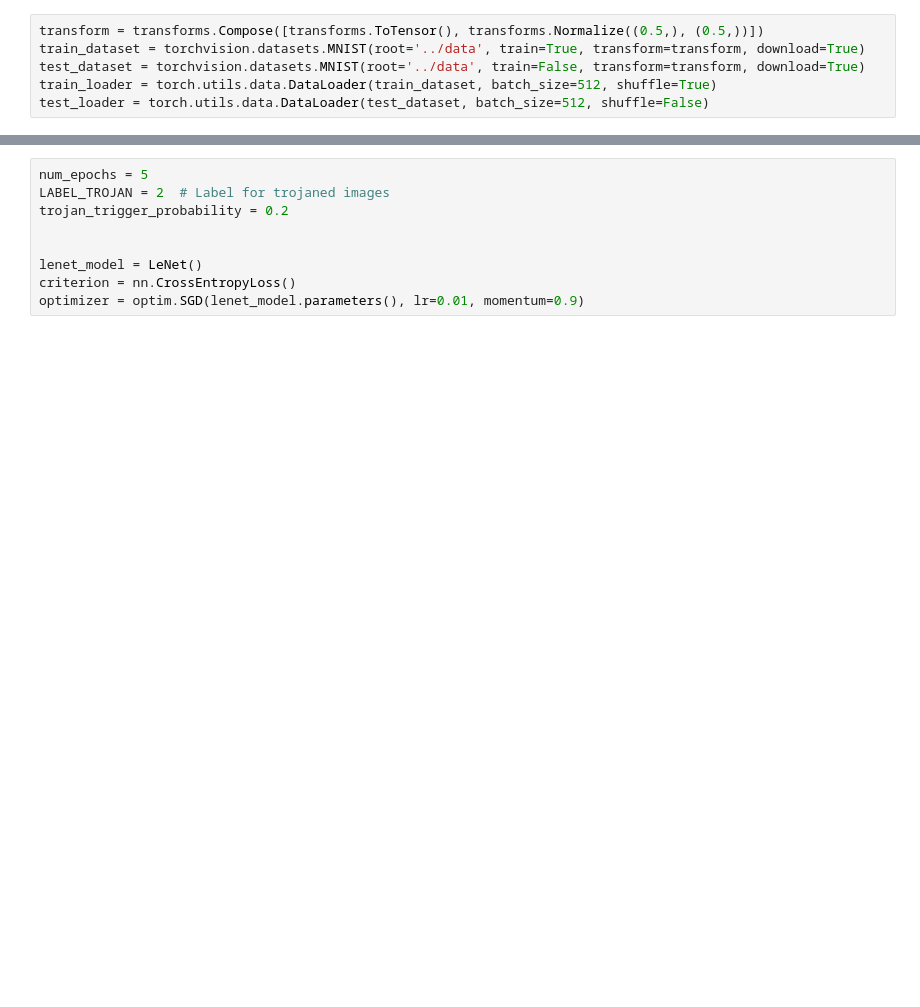
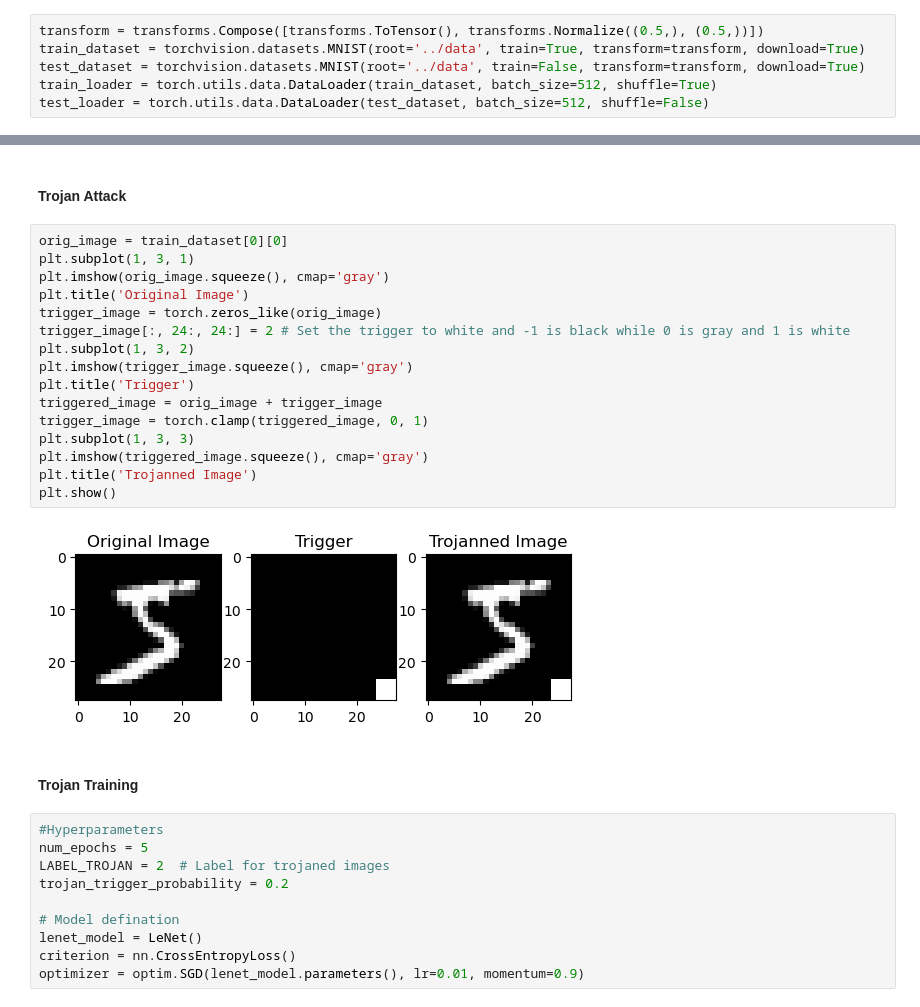
Before and after one commit to akansh12/TojanDiff_Seminar_WS23, a Jupyter notebook: notebooks/trojan_attack_MNIST.ipynb, the cells around one changed output, grey strips where cells are left out. Saved outputs shown, nothing was run; the diff lists cells and outputs as text; blank space fills up the shorter version.

Commit message:
trojan_attack_example_done

```diff
--- a/notebooks/trojan_attack_MNIST.ipynb
+++ b/notebooks/trojan_attack_MNIST.ipynb
@@ -114,9 +170,32 @@ torch.save(lenet_model.state_dict(), '../weights/lenet_model.pth')
+# %% [markdown]
+#### Trojan Attack
+# %%
+orig_image = train_dataset[0][0]
+plt.subplot(1, 3, 1)
+plt.imshow(orig_image.squeeze(), cmap='gray')
+plt.title('Original Image')
+trigger_image = torch.zeros_like(orig_image)
+trigger_image[:, 24:, 24:] = 2 # Set the trigger to white and -1 is black while 0 is gray and 1 is white
+plt.subplot(1, 3, 2)
+plt.imshow(trigger_image.squeeze(), cmap='gray')
+plt.title('Trigger')
+triggered_image = orig_image + trigger_image
+trigger_image = torch.clamp(triggered_image, 0, 1)
+plt.subplot(1, 3, 3)
+plt.imshow(triggered_image.squeeze(), cmap='gray')
+plt.title('Trojanned Image')
+plt.show()
+# %% [output]
+[figure, added]
+# %% [markdown]
+#### Trojan Training
 # %%
+#Hyperparameters
 num_epochs = 5
 LABEL_TROJAN = 2  # Label for trojaned images
 trojan_trigger_probability = 0.2
 
-
+# Model defination
 lenet_model = LeNet()
 criterion = nn.CrossEntropyLoss()
 optimizer = optim.SGD(lenet_model.parameters(), lr=0.01, momentum=0.9)
```
Also changed, not shown: parts of 24 cells of this notebook, 1 other file.
